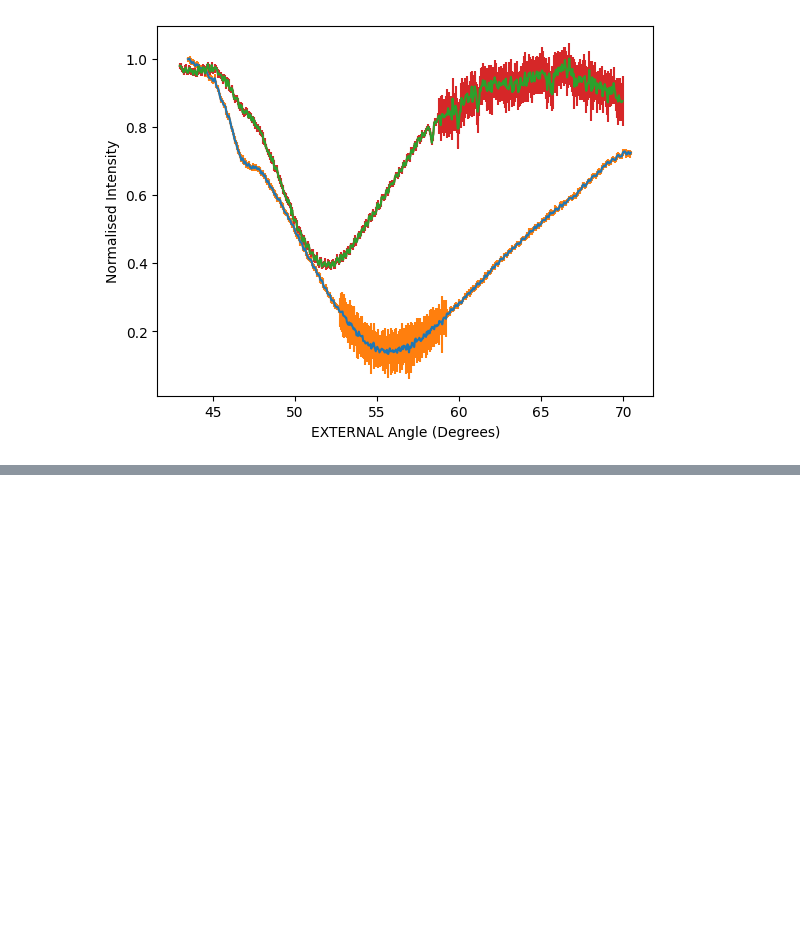
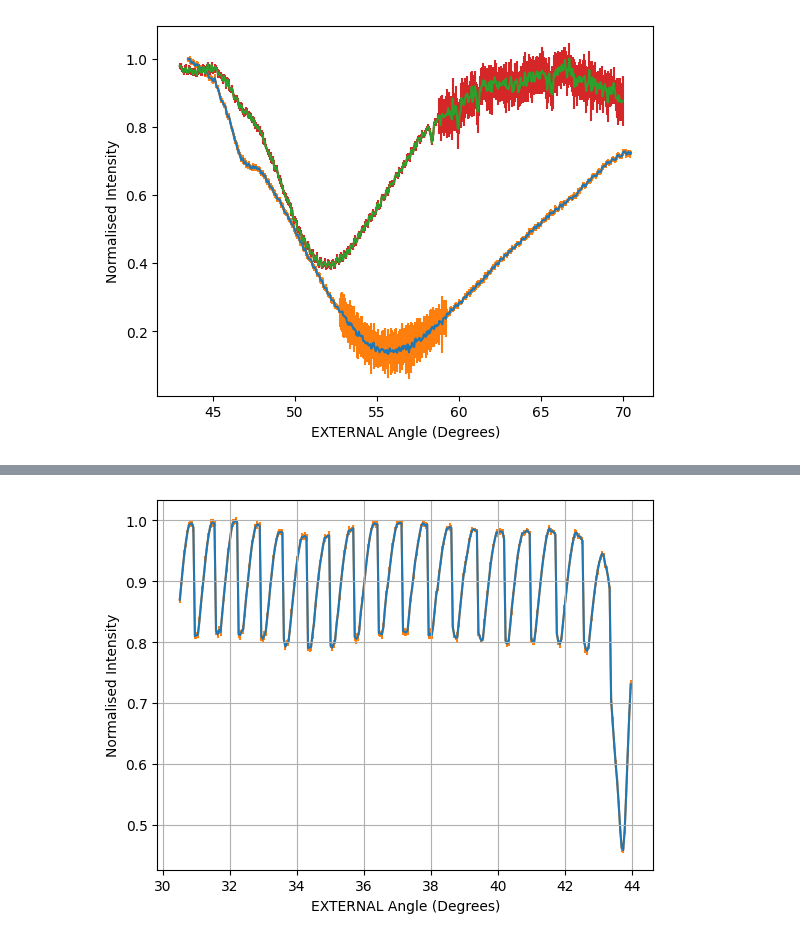
Before and after one commit to daraghhollman/UCD_PASS_Labs, a Jupyter notebook: Surface_Plasmons/Python/surfacePlasmonsAnalysis.ipynb, the cells around one changed output, grey strips where cells are left out. Saved outputs shown, nothing was run; the diff lists cells and outputs as text; code cells hidden in the pictures; blank space fills up the shorter version.

```diff
--- a/Surface_Plasmons/Python/surfacePlasmonsAnalysis.ipynb
+++ b/Surface_Plasmons/Python/surfacePlasmonsAnalysis.ipynb
@@ -195,0 +281,4 @@ PlotFile()
+# %%
+PlotFile("Time/dep1526.txt")
+# %% [output]
+[figure, added]
```
Also changed, not shown: parts of 22 cells of this notebook, 10 other files.
